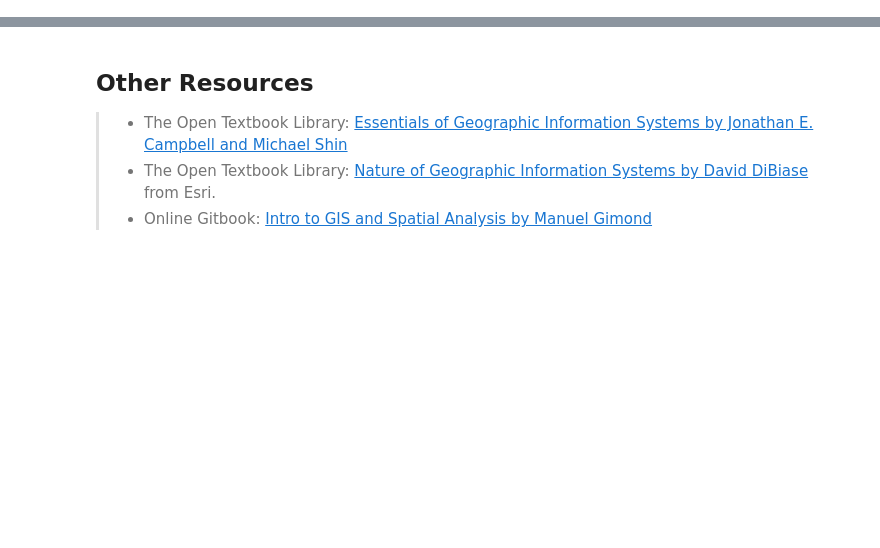
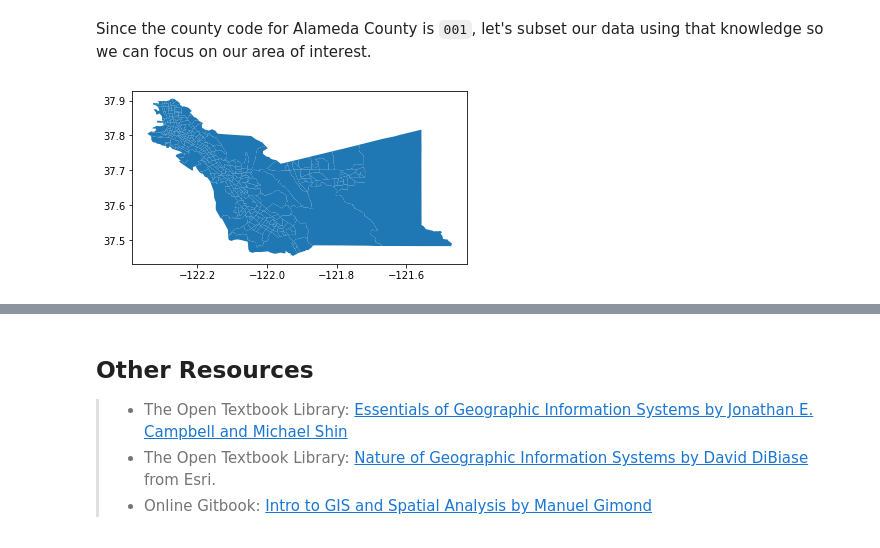
Before and after one commit to dlab-berkeley/Python-Geospatial-Fundamentals-Legacy, a Jupyter notebook: new_sequence/day_1/2_Geospatial Data.ipynb, the cells around one changed output, grey strips where cells are left out. Saved outputs shown, nothing was run; the diff lists cells and outputs as text; code cells hidden in the pictures; blank space fills up the shorter version.

```diff
--- a/new_sequence/day_1/2_Geospatial Data.ipynb
+++ b/new_sequence/day_1/2_Geospatial Data.ipynb
@@ -12,0 +236,8 @@ Just so we are on the same page..
+# %% [markdown]
+Since the county code for Alameda County is `001`, let's subset our data using that knowledge so we can focus on our area of interest.
+# %%
+tracts_gdf_ac = tracts_gdf[tracts_gdf['COUNTYFP']=='001']
+tracts_gdf_ac.plot()
+plt.show()
+# %% [output]
+[figure, added]
```
Also changed, not shown: parts of 34 cells of this notebook.
